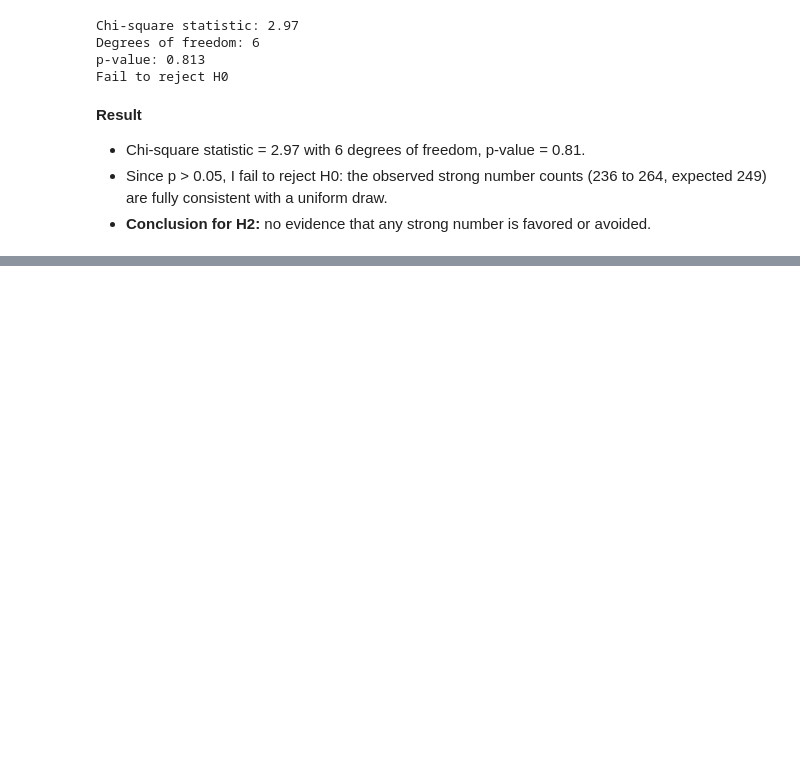
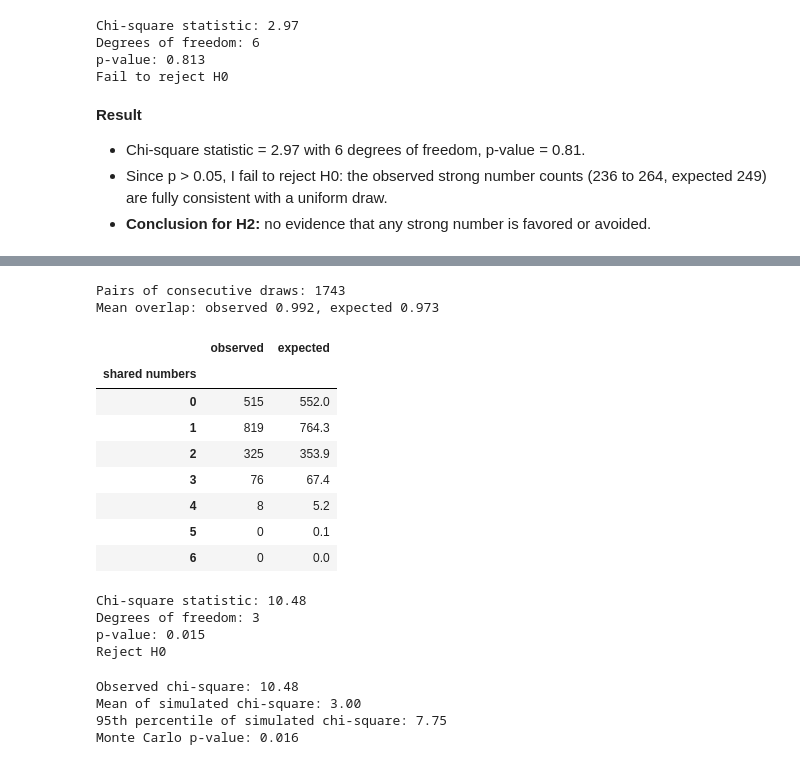
Before and after one commit to timbercodes/lottery-data-analysis, a Jupyter notebook: notebooks/03_hypothesis_tests.ipynb, the cells around one changed output, grey strips where cells are left out. Cells and saved outputs as stored; diff of their text form; code cells hidden in the pictures; blank space fills up the shorter version.

```diff
--- a/notebooks/03_hypothesis_tests.ipynb
+++ b/notebooks/03_hypothesis_tests.ipynb
@@ -127,0 +135,78 @@ Fail to reject H0
+# %%
+draws = df[num_cols].to_numpy()
+
+# overlap = how many numbers a draw shares with the previous draw (data is sorted by date)
+overlap = np.array([len(set(draws[i]) & set(draws[i - 1])) for i in range(1, n_draws)])
+n_pairs = len(overlap)
+
+# if draws are independent, the overlap is hypergeometric:
+# 37 numbers in total, 6 of them "marked" (previous draw), 6 drawn (current draw)
+overlap_probs = stats.hypergeom.pmf(range(7), 37, 6, 6)
+
+overlap_table = pd.DataFrame({
+    "observed": np.bincount(overlap, minlength=7),
+    "expected": (overlap_probs * n_pairs).round(1),
+})
+overlap_table.index.name = "shared numbers"
+
+print(f"Pairs of consecutive draws: {n_pairs}")
+print(f"Mean overlap: observed {overlap.mean():.3f}, expected {6 * 6 / 37:.3f}")
+overlap_table
+# %% [output]
+Pairs of consecutive draws: 1743
+Mean overlap: observed 0.992, expected 0.973
+|  | observed | expected |
+| shared numbers |  |  |
+| 0 | 515 | 552.0 |
+| 1 | 819 | 764.3 |
+| 2 | 325 | 353.9 |
+| 3 | 76 | 67.4 |
+| 4 | 8 | 5.2 |
+| 5 | 0 | 0.1 |
+| 6 | 0 | 0.0 |
+# %%
+# merge 3+ shared numbers into one group (expected counts for 4, 5, 6 are too small)
+def group_overlap(values):
+    return np.append(values[:3], values[3:].sum())
+
+obs_grouped = group_overlap(np.bincount(overlap, minlength=7))
+exp_grouped = group_overlap(overlap_probs) * n_pairs
+
+chi2_overlap, p_overlap = stats.chisquare(obs_grouped, f_exp=exp_grouped)
+
+print(f"Chi-square statistic: {chi2_overlap:.2f}")
+print(f"Degrees of freedom: {len(obs_grouped) - 1}")
+print(f"p-value: {p_overlap:.3f}")
+print("Reject H0" if p_overlap < ALPHA else "Fail to reject H0")
+# %% [output]
+Chi-square statistic: 10.48
+Degrees of freedom: 3
+p-value: 0.015
+Reject H0
+# %%
+rng = np.random.default_rng(42)
+n_sims = 10_000
+sim_chi2_overlap = np.empty(n_sims)
+draw_idx = np.arange(n_draws)[:, None]
+
+for i in range(n_sims):
+    drawn = rng.random((n_draws, 37)).argpartition(6, axis=1)[:, :6]
+    drawn_flags = np.zeros((n_draws, 37), dtype=bool)
+    drawn_flags[draw_idx, drawn] = True
+
+    # numbers shared by each draw and the previous one
+    sim_overlap = (drawn_flags[1:] & drawn_flags[:-1]).sum(axis=1)
+    sim_grouped = group_overlap(np.bincount(sim_overlap, minlength=7))
+    sim_chi2_overlap[i] = ((sim_grouped - exp_grouped) ** 2 / exp_grouped).sum()
+
+p_overlap_mc = (np.sum(sim_chi2_overlap >= chi2_overlap) + 1) / (n_sims + 1)
+
+print(f"Observed chi-square: {chi2_overlap:.2f}")
+print(f"Mean of simulated chi-square: {sim_chi2_overlap.mean():.2f}")
+print(f"95th percentile of simulated chi-square: {np.percentile(sim_chi2_overlap, 95):.2f}")
+print(f"Monte Carlo p-value: {p_overlap_mc:.3f}")
+# %% [output]
+Observed chi-square: 10.48
+Mean of simulated chi-square: 3.00
+95th percentile of simulated chi-square: 7.75
+Monte Carlo p-value: 0.016
```
Also changed, not shown: parts of 3 cells of this notebook.
